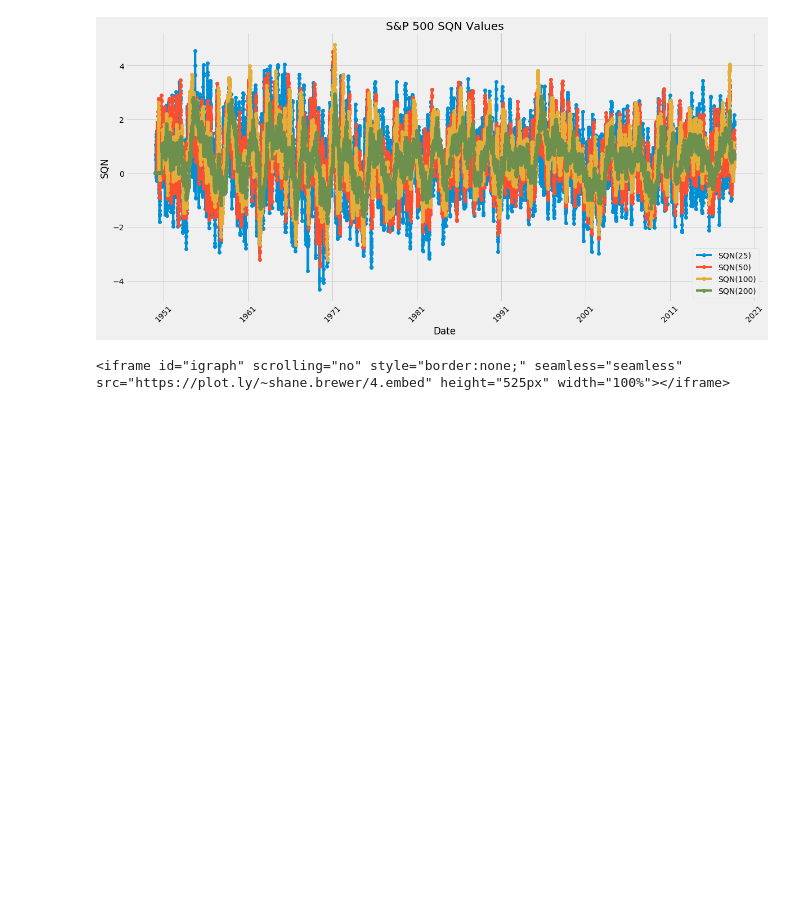
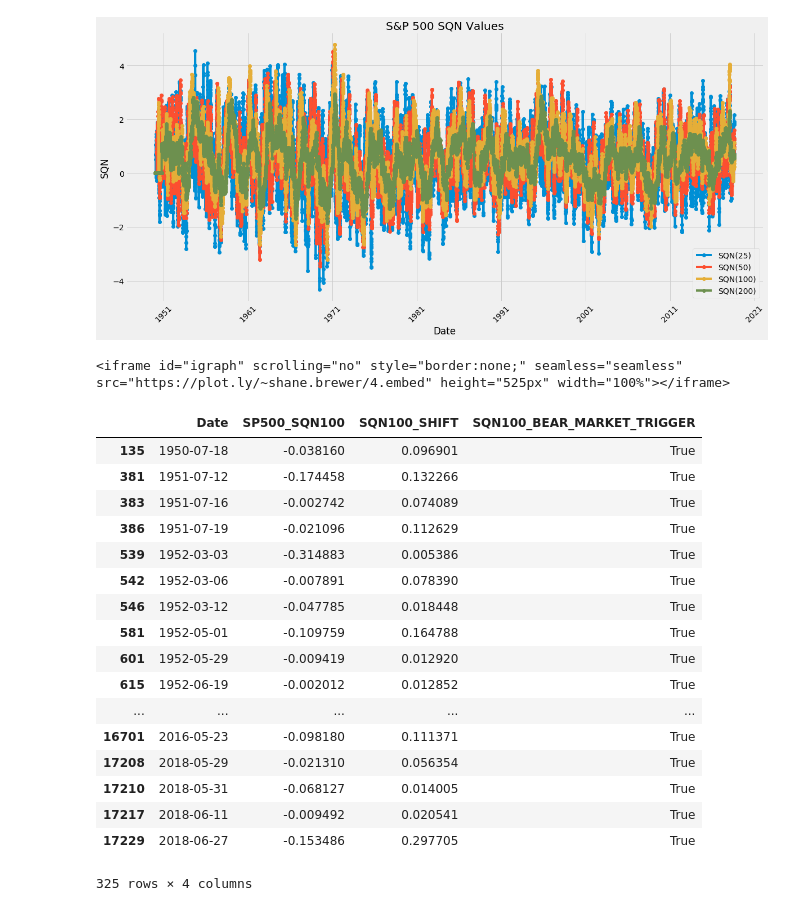
Before and after one commit to SugahShane/Market_Analysis, a Jupyter notebook: Bear Market Research/Bear Market Research Notebook.ipynb, the cells around one changed output. Saved outputs shown, nothing was run; the diff lists cells and outputs as text; code cells hidden in the pictures; blank space fills up the shorter version.

```diff
--- a/Bear Market Research Notebook.ipynb
+++ b/Bear Market Research/Bear Market Research Notebook.ipynb
@@ -374,3 +377,28 @@ table_data = [price_table]
 py.iplot(table_data, filename='Bear_Market_Research_Table')
 # %% [output]
 <iframe id="igraph" scrolling="no" style="border:none;" seamless="seamless" src="https://plot.ly/~shane.brewer/4.embed" height="525px" width="100%"></iframe>
+# %%
+bear_market_value = 0
+sqn100_df = sp500_df[['Date', 'SP500_SQN100']]
+sqn100_df = sqn100_df.assign(SQN100_SHIFT=sqn100_df['SP500_SQN100'].shift(-1))
+sqn100_df = sqn100_df.assign(SQN100_BEAR_MARKET_TRIGGER=(sqn100_df['SP500_SQN100'] < bear_market_value) & (sqn100_df['SQN100_SHIFT'] > bear_market_value))
+sqn100_df[(sqn100_df.SQN100_BEAR_MARKET_TRIGGER == True)]
+# %% [output]
+|  | Date | SP500_SQN100 | SQN100_SHIFT | SQN100_BEAR_MARKET_TRIGGER |
+| 135 | 1950-07-18 | -0.038160 | 0.096901 | True |
+| 381 | 1951-07-12 | -0.174458 | 0.132266 | True |
+| 383 | 1951-07-16 | -0.002742 | 0.074089 | True |
+| 386 | 1951-07-19 | -0.021096 | 0.112629 | True |
+| 539 | 1952-03-03 | -0.314883 | 0.005386 | True |
+| 542 | 1952-03-06 | -0.007891 | 0.078390 | True |
+| 546 | 1952-03-12 | -0.047785 | 0.018448 | True |
+| 581 | 1952-05-01 | -0.109759 | 0.164788 | True |
+| 601 | 1952-05-29 | -0.009419 | 0.012920 | True |
+| 615 | 1952-06-19 | -0.002012 | 0.012852 | True |
+| ... | ... | ... | ... | ... |
+| 16701 | 2016-05-23 | -0.098180 | 0.111371 | True |
+| 17208 | 2018-05-29 | -0.021310 | 0.056354 | True |
+| 17210 | 2018-05-31 | -0.068127 | 0.014005 | True |
+| 17217 | 2018-06-11 | -0.009492 | 0.020541 | True |
+| 17229 | 2018-06-27 | -0.153486 | 0.297705 | True |
+325 rows × 4 columns
```
Also changed, not shown: parts of 4 cells of this notebook, 2 other files.
